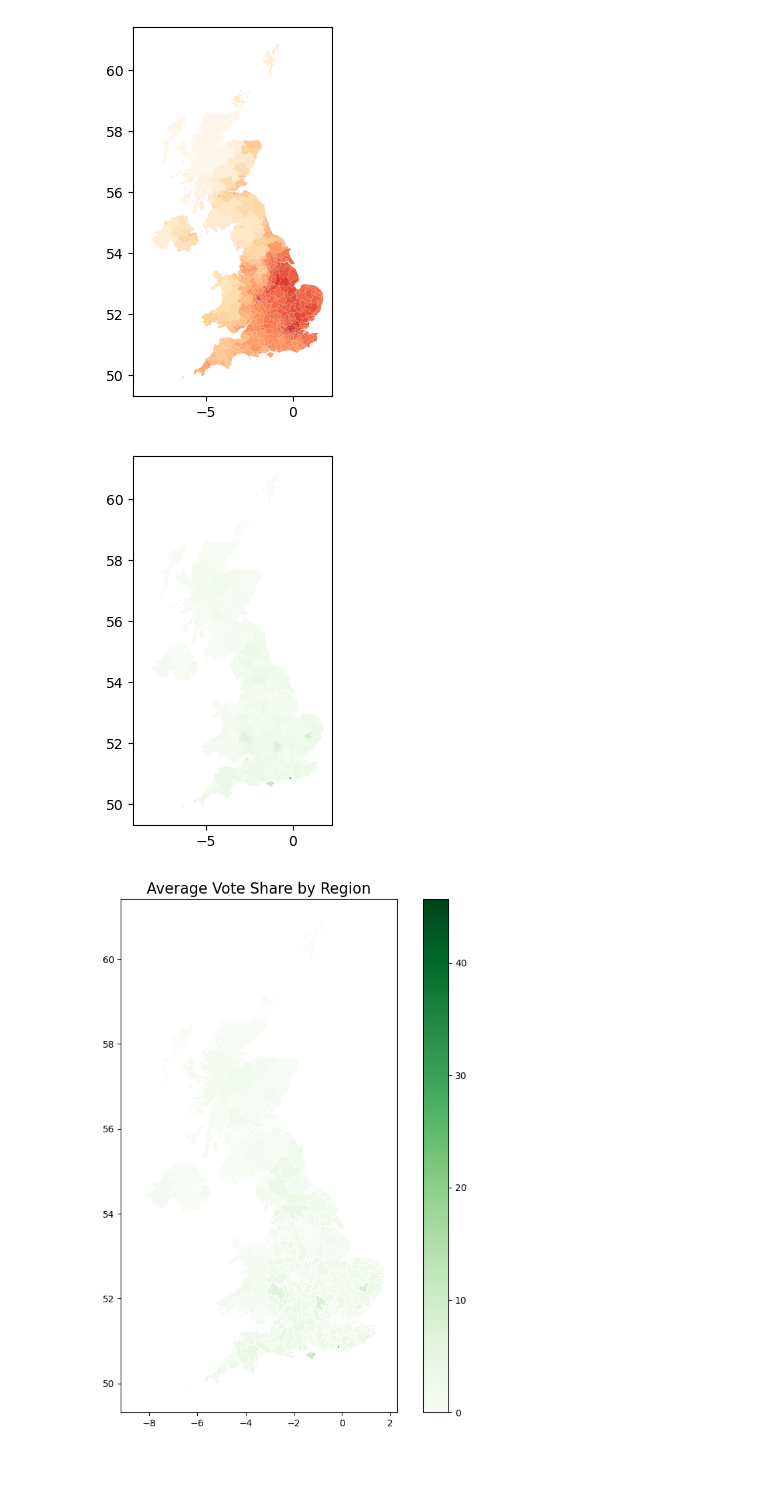
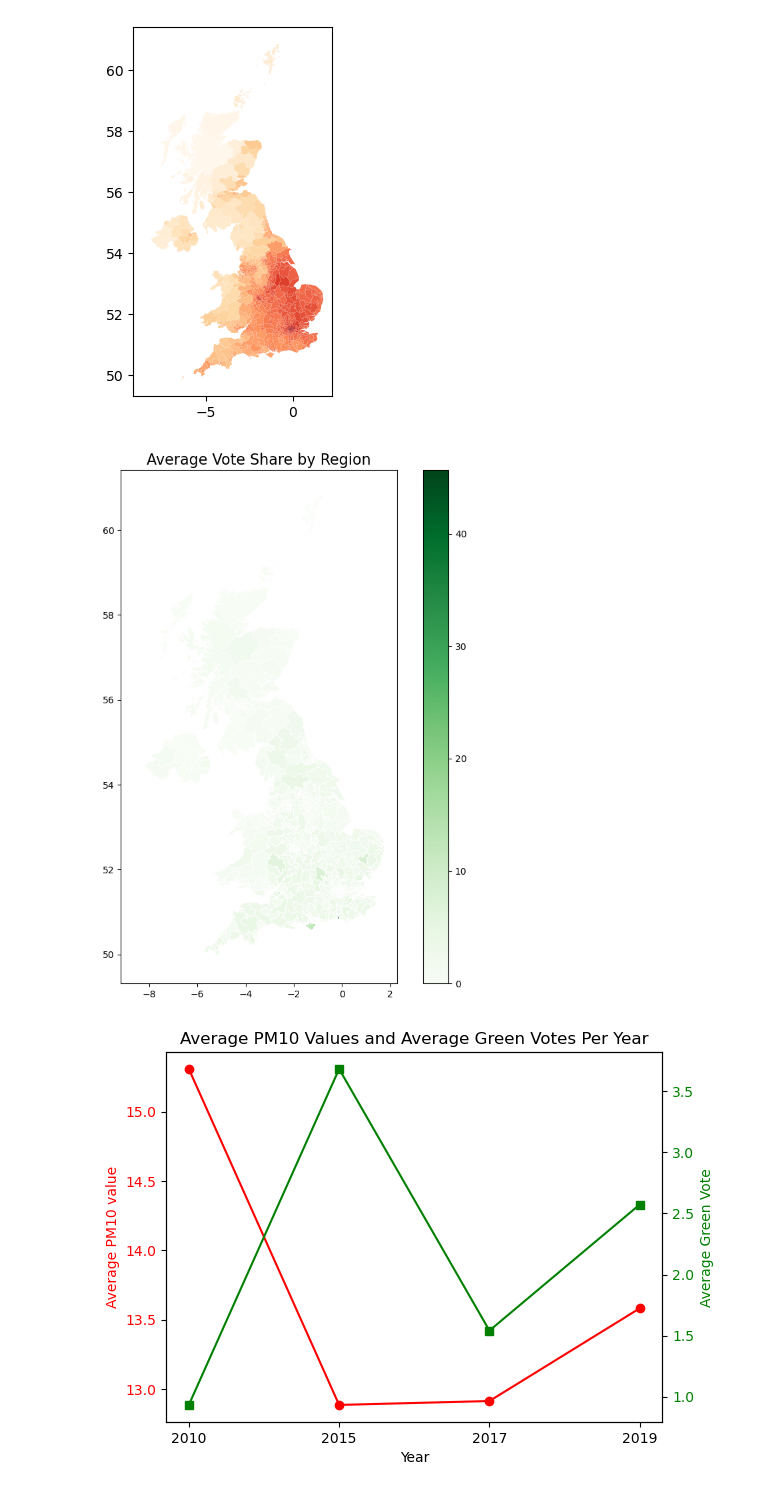
Before and after one commit to diclebulut/Green-Voting-Air-Pollution, a Jupyter notebook: Map Making.ipynb, the cells around one changed output. Drawn from its saved outputs; the diff is of its cells as text; code cells hidden in the pictures; blank space fills up the shorter version.

Commit message:
Adding Vote Data for Map Making document, updating Map Making jupyter notebook, deleting a small comment on version 6.0

```diff
--- a/Map Making.ipynb
+++ b/Map Making.ipynb
@@ -53,11 +39,10 @@ pollution_map_pm10_avg.plot(column='avg_value', cmap='OrRd')
 # %%
 votes_avg_map = shp_cons.merge(vote_averages, on='pcn20cd')
 
-# Plot the joined data with the variable of interest as the fill color
-votes_avg_map.plot(column='voteShare', cmap='Greens')
+
 # Create the plot
 fig, ax = plt.subplots(figsize=(10, 10))
-votes_avg_map.plot(column='voteShare', cmap='Greens', ax=ax, linewidth=0.5, edgecolor='white')
+votes_avg_map.plot(column='voteShare', cmap="Greens", ax=ax, linewidth=0.5, edgecolor='white')
 
 # Add a title and legend
 ax.set_title('Average Vote Share by Region', fontsize=16)
@@ -69,5 +54,31 @@ fig.colorbar(sm, ax=ax)
 # Show the plot
 plt.show()
 # %% [output]
-[figure, old version]
+[figure, new version]
-[figure, removed]
+# %%
+
+
+# Create the figure and axes objects
+fig, ax1 = plt.subplots()
+
+# Add a second y-axis to the plot
+ax2 = ax1.twinx()
+
+# Plot the first data series
+ax1.plot(df['Year'], df['Average PM 10'], marker='o', color='red')
+ax1.set_xlabel('Year')
+ax1.set_ylabel('Average PM10 value', color='red')
+ax1.tick_params(axis='y', labelcolor='red')
+
+# Plot the second data series
+ax2.plot(df['Year'], df['Average Green Vote'], marker='s', color='green')
+ax2.set_ylabel('Average Green Vote', color='green')
+ax2.tick_params(axis='y', labelcolor='green')
+
+# Add a title
+plt.title('Average PM10 Values and Average Green Votes Per Year')
+
+# Show the plot
+plt.show()
+# %% [output]
+[figure, added]
```
Also changed, not shown: parts of 2 cells of this notebook, 2 other files.
